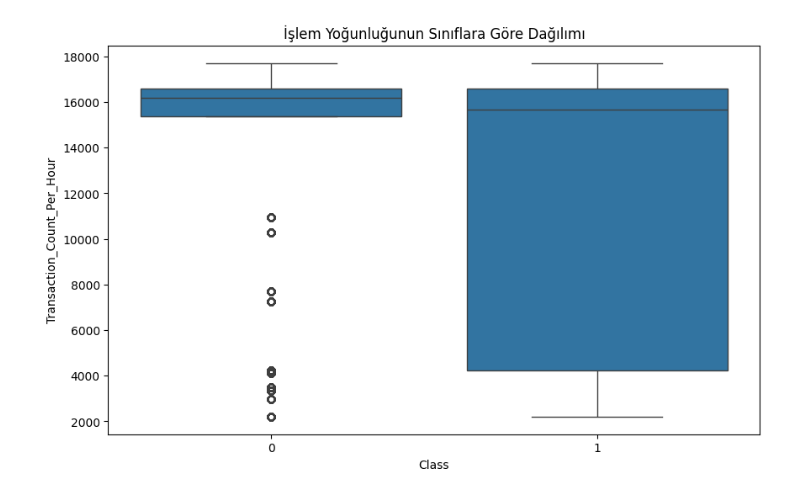
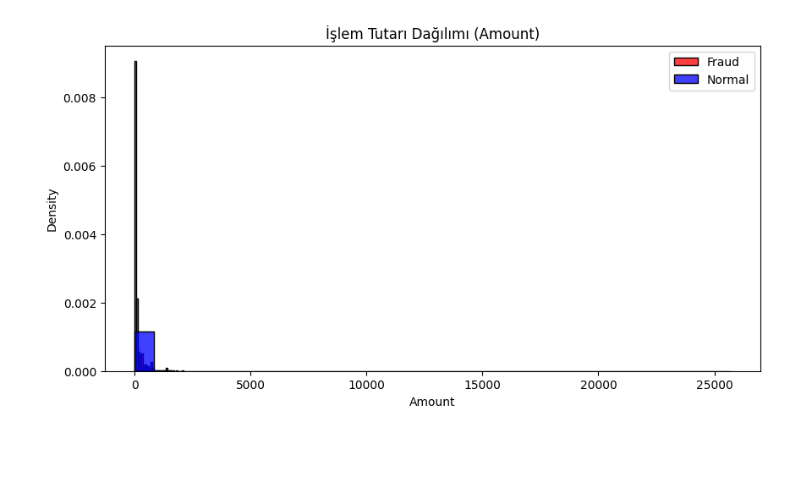
Before and after one commit to hagseng/fraud-detection-bootcamp, a Jupyter notebook: notebooks/01_EDA.ipynb, the cells around one changed output. Saved outputs shown, nothing was run; the diff lists cells and outputs as text; code cells hidden in the pictures; blank space fills up the shorter version.

```diff
--- a/notebooks/01_EDA.ipynb
+++ b/notebooks/01_EDA.ipynb
@@ -4,7 +12,7 @@ import pandas as pd
 import seaborn as sns
 import matplotlib.pyplot as plt
 # %%
-df = pd.read_csv('../data/processed_data.csv')
+df = pd.read_csv('../data/raw/creditcard.csv')
 # %%
 print(df.columns)
 # %% [output]
@@ -46,7 +32,9 @@ Name: Hour, dtype: float64
 # %%
-plt.figure(figsize=(10,6))
-sns.boxplot(x='Class', y='Transaction_Count_Per_Hour', data=df)
-plt.title('İşlem Yoğunluğunun Sınıflara Göre Dağılımı')
+plt.figure(figsize=(10,5))
+sns.histplot(df[df['Class']==1]['Amount'], bins=30, color='red', label='Fraud', stat="density", common_norm=False)
+sns.histplot(df[df['Class']==0]['Amount'], bins=30, color='blue', label='Normal', stat="density", common_norm=False)
+plt.title('İşlem Tutarı Dağılımı (Amount)')
+plt.legend()
 plt.show()
 # %% [output]
-[figure, old version]
+[figure, new version]
```
Also changed, not shown: parts of 11 cells of this notebook, 8 other files.
